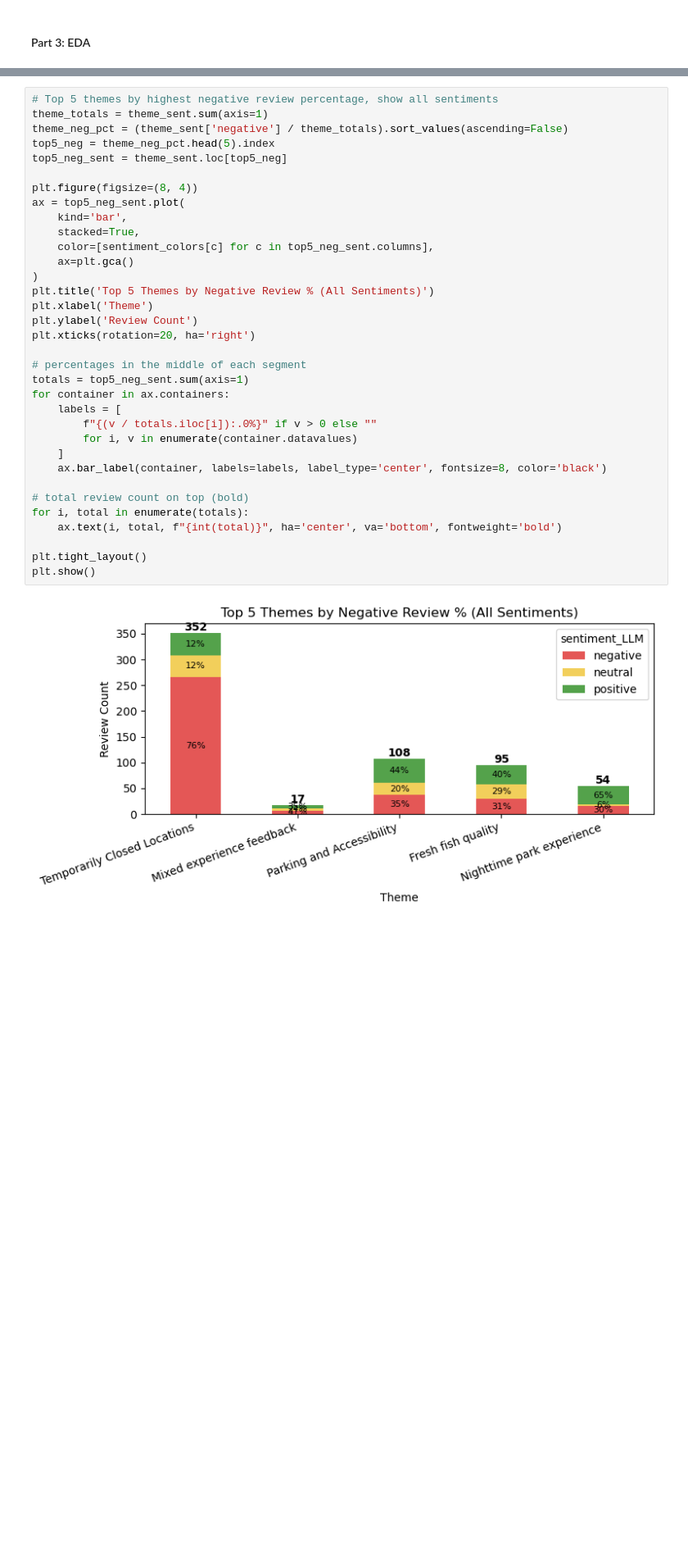
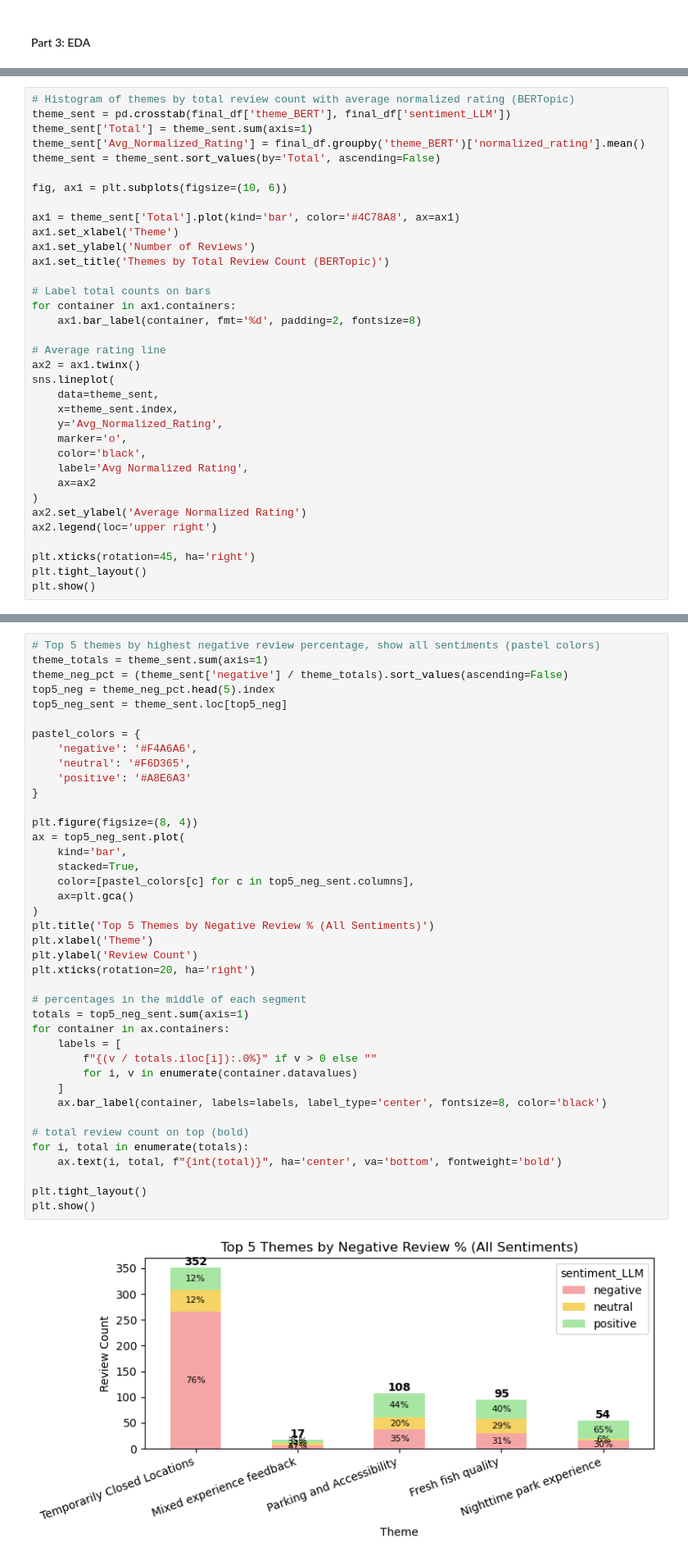
Before and after one commit to jadkrisht98/NLP_Project, a Jupyter notebook: Final_Notebook.ipynb, the cells around one changed output, grey strips where cells are left out. Shown at 82% size. Saved outputs shown, nothing was run; the diff lists cells and outputs as text; blank space fills up the shorter version.

```diff
--- a/Final_Notebook.ipynb
+++ b/Final_Notebook.ipynb
@@ -1241,3 +1269,38 @@ plt.tight_layout()
 plt.show()
 # %% [output]
 [figure]
+# %%
+# Histogram of themes by total review count with average normalized rating (BERTopic)
+theme_sent = pd.crosstab(final_df['theme_BERT'], final_df['sentiment_LLM'])
+theme_sent['Total'] = theme_sent.sum(axis=1)
+theme_sent['Avg_Normalized_Rating'] = final_df.groupby('theme_BERT')['normalized_rating'].mean()
+theme_sent = theme_sent.sort_values(by='Total', ascending=False)
+
+fig, ax1 = plt.subplots(figsize=(10, 6))
+
+ax1 = theme_sent['Total'].plot(kind='bar', color='#4C78A8', ax=ax1)
+ax1.set_xlabel('Theme')
+ax1.set_ylabel('Number of Reviews')
+ax1.set_title('Themes by Total Review Count (BERTopic)')
+
+# Label total counts on bars
+for container in ax1.containers:
+    ax1.bar_label(container, fmt='%d', padding=2, fontsize=8)
+
+# Average rating line
+ax2 = ax1.twinx()
+sns.lineplot(
+    data=theme_sent,
+    x=theme_sent.index,
+    y='Avg_Normalized_Rating',
+    marker='o',
+    color='black',
+    label='Avg Normalized Rating',
+    ax=ax2
+)
+ax2.set_ylabel('Average Normalized Rating')
+ax2.legend(loc='upper right')
+
+plt.xticks(rotation=45, ha='right')
+plt.tight_layout()
+plt.show()
@@ -1265,41 +1330,47 @@ plt.show()
 # %% [output]
 [figure]
 # %%
-# Top 5 themes by highest negative review percentage, show all sentiments
+# Top 5 themes by highest negative review percentage, show all sentiments (pastel colors)
 theme_totals = theme_sent.sum(axis=1)
 theme_neg_pct = (theme_sent['negative'] / theme_totals).sort_values(ascending=False)
 top5_neg = theme_neg_pct.head(5).index
 top5_neg_sent = theme_sent.loc[top5_neg]
 
+pastel_colors = {
+    'negative': '#F4A6A6',
+    'neutral': '#F6D365',
+    'positive': '#A8E6A3'
+}
+
 plt.figure(figsize=(8, 4))
 ax = top5_neg_sent.plot(
     kind='bar',
     stacked=True,
-    color=[sentiment_colors[c] for c in top5_neg_sent.columns],
+    color=[pastel_colors[c] for c in top5_neg_sent.columns],
     ax=plt.gca()
 )
 plt.title('Top 5 Themes by Negative Review % (All Sentiments)')
 plt.xlabel('Theme')
 plt.ylabel('Review Count')
 plt.xticks(rotation=20, ha='right')
 
 # percentages in the middle of each segment
 totals = top5_neg_sent.sum(axis=1)
 for container in ax.containers:
     labels = [
         f"{(v / totals.iloc[i]):.0%}" if v > 0 else ""
         for i, v in enumerate(container.datavalues)
     ]
     ax.bar_label(container, labels=labels, label_type='center', fontsize=8, color='black')
 
 # total review count on top (bold)
 for i, total in enumerate(totals):
     ax.text(i, total, f"{int(total)}", ha='center', va='bottom', fontweight='bold')
 
 plt.tight_layout()
 plt.show()
 # %% [output]
-[figure, old version]
+[figure, new version]
 # %%
 #top 5 themes by count of reviews vs sentiment distribution for each theme (BERTopic)
 top_themes = final_df['theme_BERT'].value_counts().head(5).index
```
Also changed, not shown: parts of 11 cells of this notebook, 1 other file.
